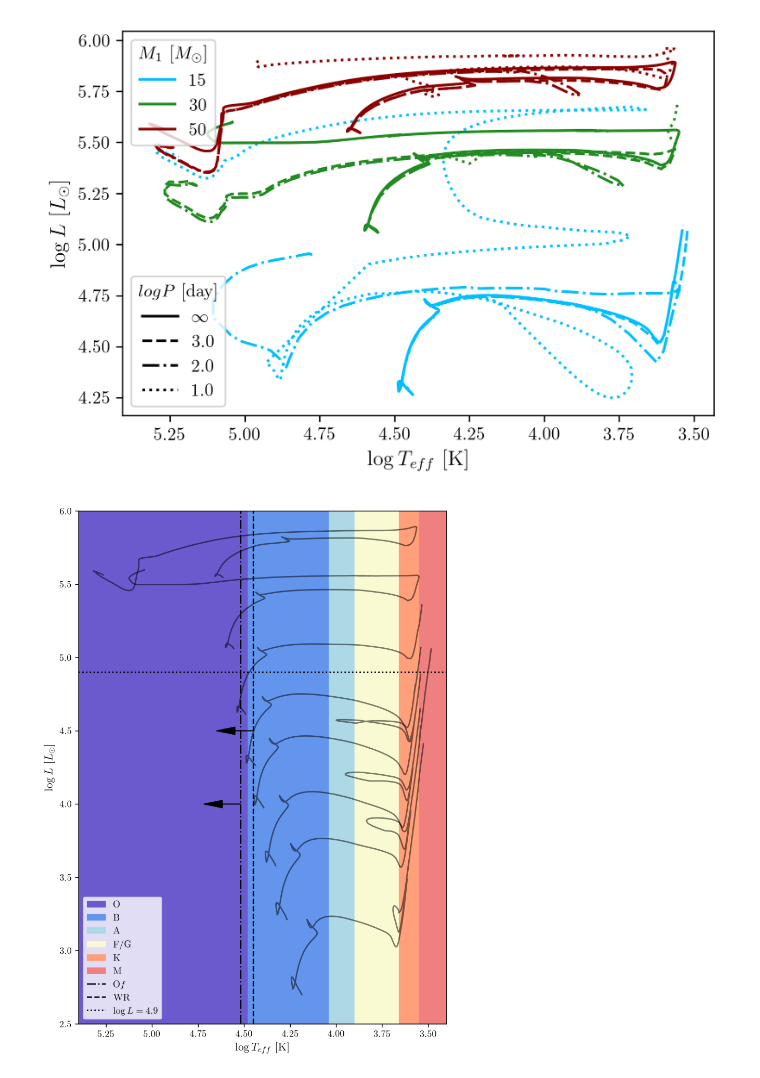
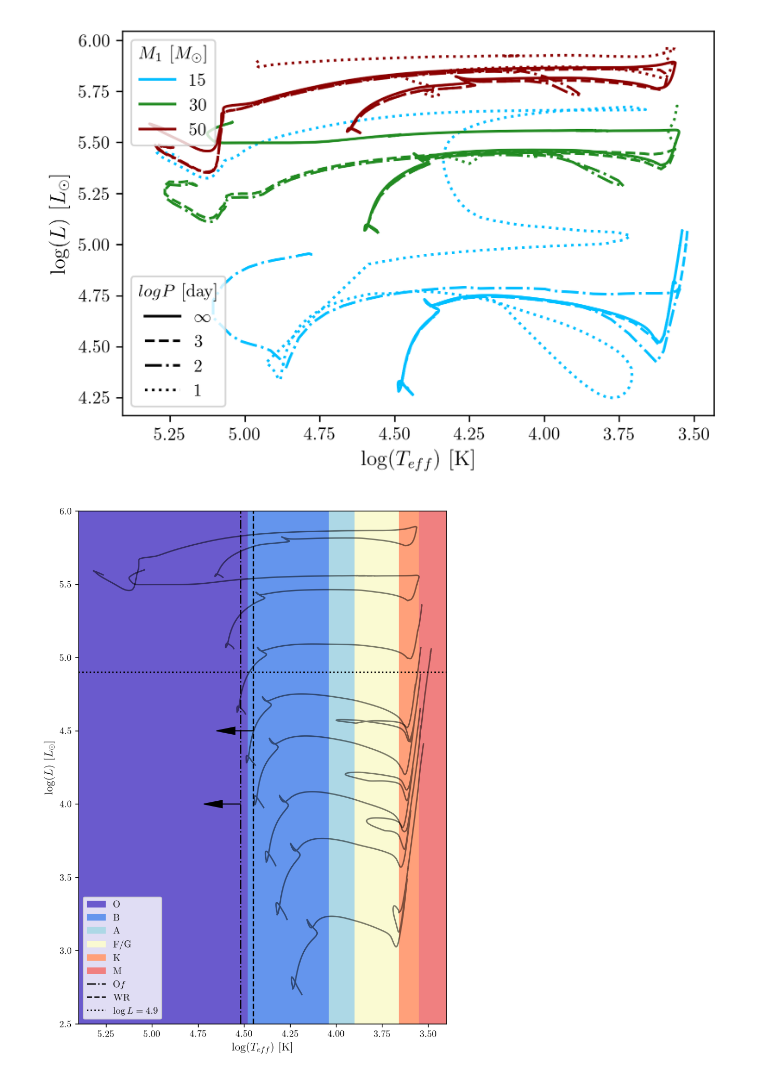
Before and after one commit to tzdwi/Diagnostics, a Jupyter notebook: paper/make_hr_fig.ipynb, the cells around one changed output. Cells and saved outputs as stored; diff of their text form; code cells hidden in the pictures.

Commit message:
fixing plots for paper submission

```diff
--- a/paper/make_hr_fig.ipynb
+++ b/paper/make_hr_fig.ipynb
@@ -9,26 +9,26 @@ from evo_tracks import *
 # %%
 #Lets plot some tracks
 plt.figure(dpi=300)
 import matplotlib.lines as mlines
 masses = [15.0,30.0,50.0]
 cols = ['deepskyblue','forestgreen','darkred']
 logps = [1.0,2.0,3.0,'inf']
-logp_str = [1.0,2.0,3.0,'$\infty$']
+logp_str = [1,2,3,'$\infty$']
 styles = [':','-.','--','-']
 
 for m,c in zip(masses,cols):
     for p,s in zip(logps,styles):
         tr = track(bpass_M=m,bpass_q=0.9,bpass_logP=p)
         plt.plot(tr.track['logTe_1'],tr.track['logL_1'],c=c,ls=s)
 plt.gca().invert_xaxis()
-plt.xlabel('$\log T_{eff}$ [K]')
-plt.ylabel('$\log L$ [$L_\odot$]')
+plt.xlabel('$\log (T_{eff})$ [K]')
+plt.ylabel('$\log (L)$ [$L_\odot$]')
 leg1 = plt.legend(handles=[mlines.Line2D([], [], color=c,label=str(int(m))) for m,c in zip(masses,cols)],title='$M_1$ [$M_\odot$]',loc=2)
 ax = plt.gca().add_artist(leg1)
 plt.legend(handles=[mlines.Line2D([], [], color='k',ls=s,label=str(p)) for p,s in zip(logp_str[::-1],styles[::-1])],title='$log P$ [day]',loc=3)
 plt.savefig('../plots/hr_diag.eps')
 # %% [output]
-[figure, old version]
+[figure, new version]
 # %%
 plt.figure(figsize=(7,10),dpi=300)
 masses = [5.0,7.0,9.0,12.0,15.0,20.0,30.0,50.0]
@@ -58,12 +58,12 @@ plt.arrow(4.519, 4, 0.1, 0, head_width=0.05, head_length=0.1, fc='k', ec='k')
 plt.xlim(5.4,3.4)
 plt.ylim(2.5,6)
 
-plt.xlabel('$\log T_{eff}$ [K]')
-plt.ylabel('$\log L$ [$L_\odot$]')
+plt.xlabel('$\log (T_{eff})$ [K]')
+plt.ylabel('$\log (L)$ [$L_\odot$]')
 
 handles, labels = plt.gca().get_legend_handles_labels()
 plt.legend(handles[3:]+handles[:2]+[handles[2]],labels[3:]+labels[:2]+[labels[2]])
 plt.savefig('../plots/hr_diag_crit.eps')
 plt.savefig('../plots/hr_diag_crit.pdf')
 # %% [output]
-[figure, old version]
+[figure, new version]
```
Also changed, not shown: 15 other files.
